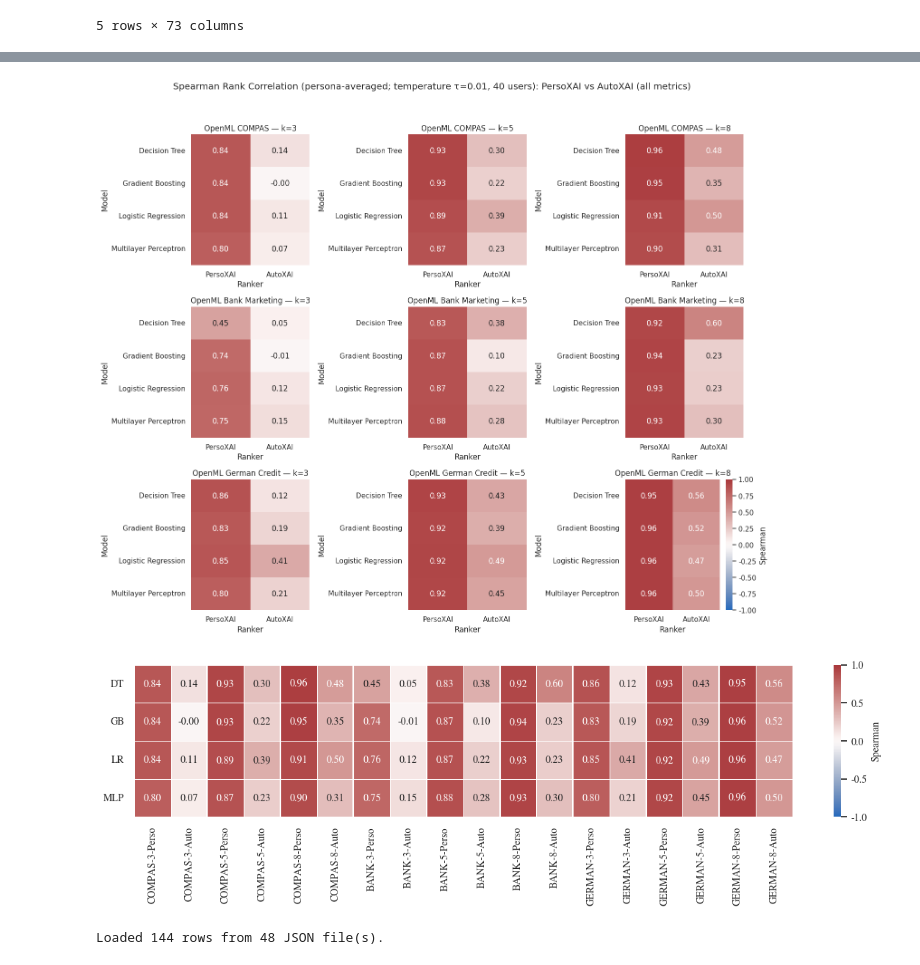
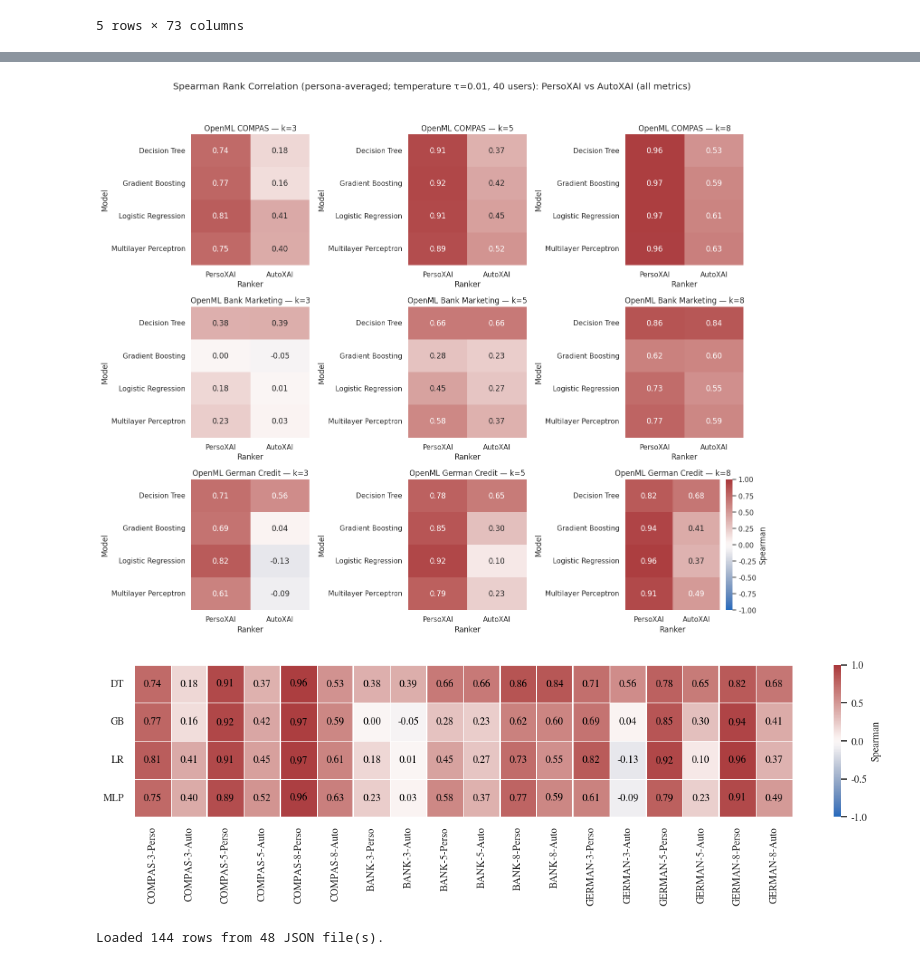
Before and after one commit to kellemNegasi/perso-xai, a Jupyter notebook: src/preference_learning/report_visualization.ipynb, the cells around one changed output, grey strips where cells are left out. Saved outputs shown, nothing was run; the diff lists cells and outputs as text; code cells hidden in the pictures.

```diff
--- a/src/preference_learning/report_visualization.ipynb
+++ b/src/preference_learning/report_visualization.ipynb
@@ -46,7 +46,7 @@ MODEL_LABELS = {
 }
 
 # Path to either a single simulation JSON or a directory containing multiple JSON files.
-RESULTS_PATH = Path('../../results/hc_combo_20251228_050331/preference_learning_simulation_aligned_tie_breaking_wc/aut_xai_comp_all-metrics')
+RESULTS_PATH = Path('../../results/hc_combo_20251228_050331/preference_learning_simulation_aligned_tie_breaking/aut_xai_comp_3-metrics')
 # Optional filters.
 PERSONA_FILTER: str | None = None  # e.g. 'clinician' / 'regulator' / 'lay_user'
 K_TO_PLOT = 3
@@ -493,7 +493,7 @@ else:
     plt.show()
     plt.close(fig)
 # %% [output]
-[figure, old version]
+[figure, new version]
 # %%
 # --- Compact single-heatmap version (auto font-size to fit page) ---
 import numpy as np
@@ -661,7 +661,7 @@ else:
     fig_h = 2.4 + 0.22 * wide.shape[0]   # small growth with rows; tweak as desired
 
     fig, ax = plt.subplots(figsize=(fig_w, fig_h))
-
+    text_color = "black"
     sns.heatmap(
         wide,
         annot=True,
@@ -675,42 +675,43 @@ else:
         ax=ax,
         linewidths=0.6,
         linecolor='white',
+         annot_kws={"color": "black"}
         # IMPORTANT: don't hardcode huge annot fontsize here
     )
 
     ax.set_xlabel('')
     ax.set_ylabel('')
 
     # ticks (keep reasonable; final sizing handled by autoscale)
     ax.set_xticklabels(ax.get_xticklabels(), rotation=90, ha='center')
     ax.set_yticklabels(ax.get_yticklabels(), rotation=0)
     ax.tick_params(axis="x", labelsize=10)
     ax.tick_params(axis="y", labelsize=10)
     # Add separators between each (dataset,k) condition (every 2 columns)
     ncols = wide.shape[1]
     for x in range(2, ncols, 2):
         ax.axvline(x, color='white', linewidth=1.5)
 
     # Give room for rotated x labels (adjust as needed)
     fig.subplots_adjust(left=0.18, right=0.98, top=0.98, bottom=0.35)
 
     # Auto-fit fonts based on cell size
     autoscale_heatmap_fonts(ax, nrows=wide.shape[0], ncols=wide.shape[1])
 
     # Save
-    spearman_png = REPORTS_DIR / f"spearman_heatmap_compact_all_datasets_all_models_{RUN_SUFFIX}.png"
+    spearman_png = REPORTS_DIR / f"spearman_heatmap_compact_all_datasets_all_models_{RUN_SUFFIX}_black.png"
     fig.savefig(spearman_png, dpi=500, bbox_inches='tight')
 
-    spearman_pdf = REPORTS_DIR / f"spearman_heatmap_compact_all_datasets_all_models_{RUN_SUFFIX}.pdf"
+    spearman_pdf = REPORTS_DIR / f"spearman_heatmap_compact_all_datasets_all_models_{RUN_SUFFIX}_black.pdf"
     fig.savefig(spearman_pdf, dpi=500, bbox_inches='tight', format='pdf')
 
     # Save values
     wide.to_csv(REPORTS_DIR / f"spearman_heatmap_compact_values_{RUN_SUFFIX}.csv")
 
     plt.show()
     plt.close(fig)
 # %% [output]
-[figure, old version]
+[figure, new version]
 # %%
 # Tau sweep summary: plot τ vs aggregated Spearman.
 # Point this to the folder/file produced by `python -m src.preference_learning.run_all --tau-values ...`.
```
Also changed, not shown: parts of 6 cells of this notebook, 2 other files.
